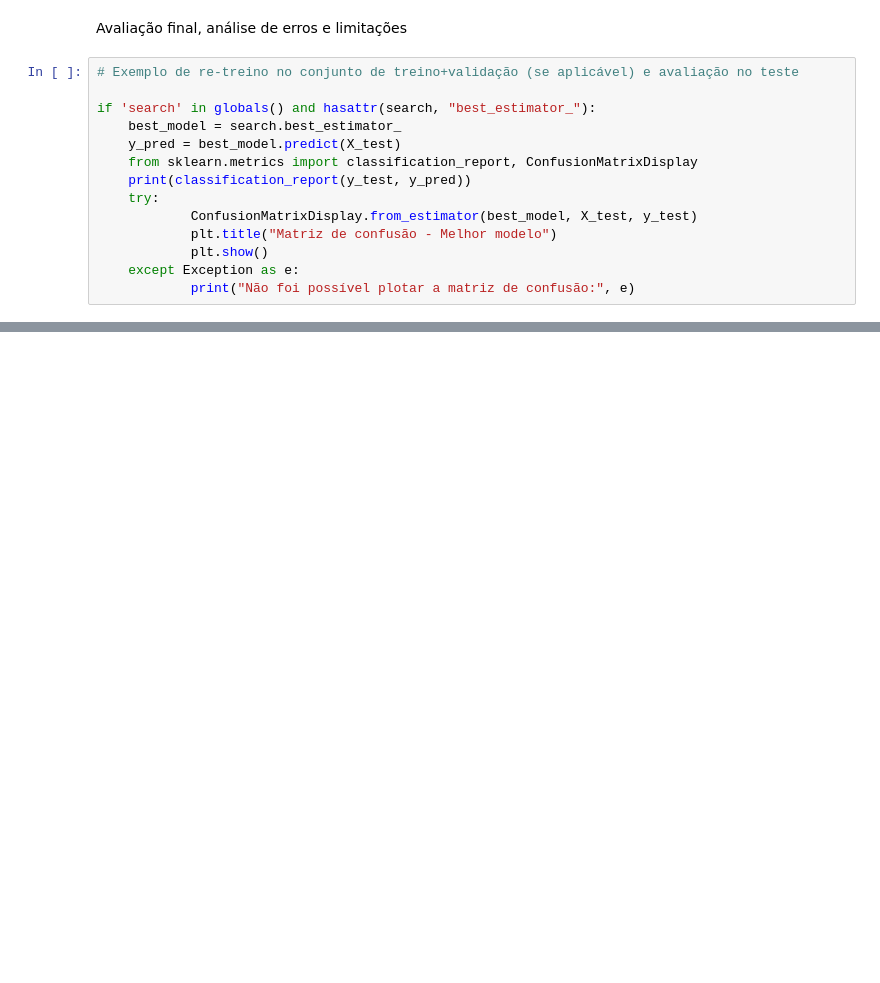
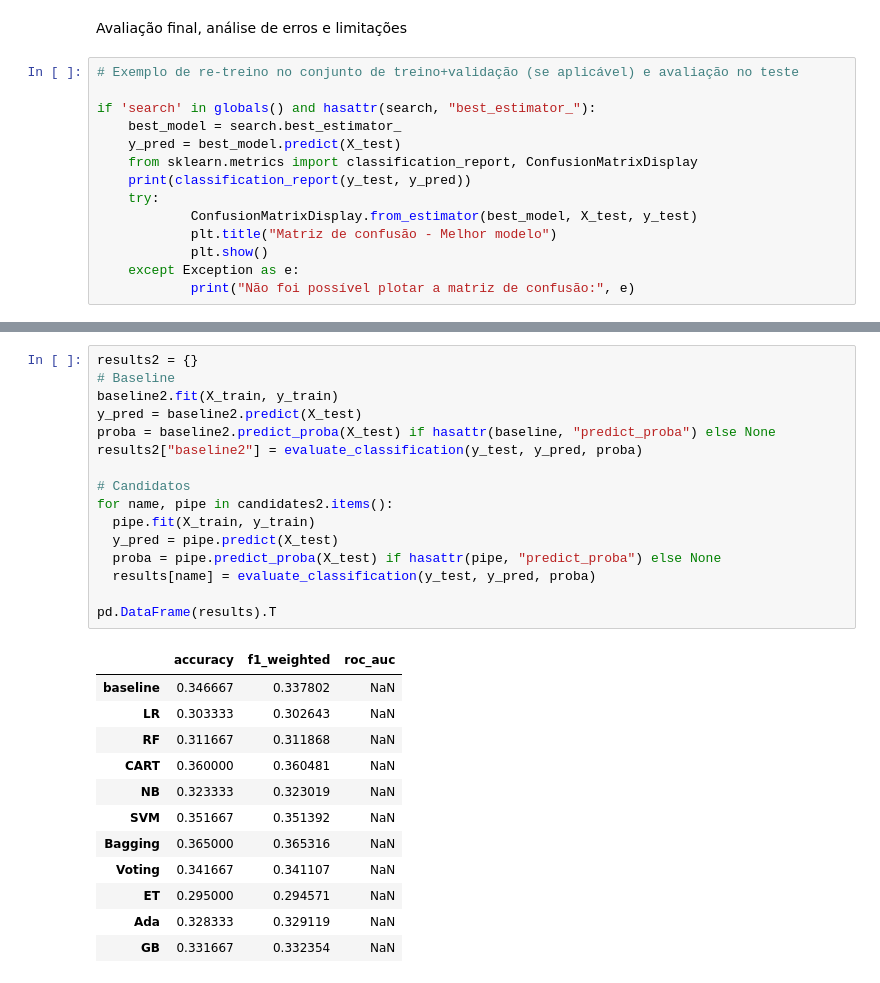
Before and after one commit to hugocfrias/MVP-Machine-Learning, a Jupyter notebook: MVP_Machine_Learning.ipynb, the cells around one changed output, grey strips where cells are left out. Cells and saved outputs as stored; diff of their text form; blank space fills up the shorter version.

```diff
--- a/MVP_Machine_Learning.ipynb
+++ b/MVP_Machine_Learning.ipynb
@@ -609,0 +661,29 @@ if 'search' in globals() and hasattr(search, "best_estimator_"):
+# %%
+results2 = {}
+# Baseline
+baseline2.fit(X_train, y_train)
+y_pred = baseline2.predict(X_test)
+proba = baseline2.predict_proba(X_test) if hasattr(baseline, "predict_proba") else None
+results2["baseline2"] = evaluate_classification(y_test, y_pred, proba)
+
+# Candidatos
+for name, pipe in candidates2.items():
+  pipe.fit(X_train, y_train)
+  y_pred = pipe.predict(X_test)
+  proba = pipe.predict_proba(X_test) if hasattr(pipe, "predict_proba") else None
+  results[name] = evaluate_classification(y_test, y_pred, proba)
+
+pd.DataFrame(results).T
+# %% [output]
+|  | accuracy | f1_weighted | roc_auc |
+| baseline | 0.346667 | 0.337802 | NaN |
+| LR | 0.303333 | 0.302643 | NaN |
+| RF | 0.311667 | 0.311868 | NaN |
+| CART | 0.360000 | 0.360481 | NaN |
+| NB | 0.323333 | 0.323019 | NaN |
+| SVM | 0.351667 | 0.351392 | NaN |
+| Bagging | 0.365000 | 0.365316 | NaN |
+| Voting | 0.341667 | 0.341107 | NaN |
+| ET | 0.295000 | 0.294571 | NaN |
+| Ada | 0.328333 | 0.329119 | NaN |
+| GB | 0.331667 | 0.332354 | NaN |
```
Also changed, not shown: parts of 2 cells of this notebook.
